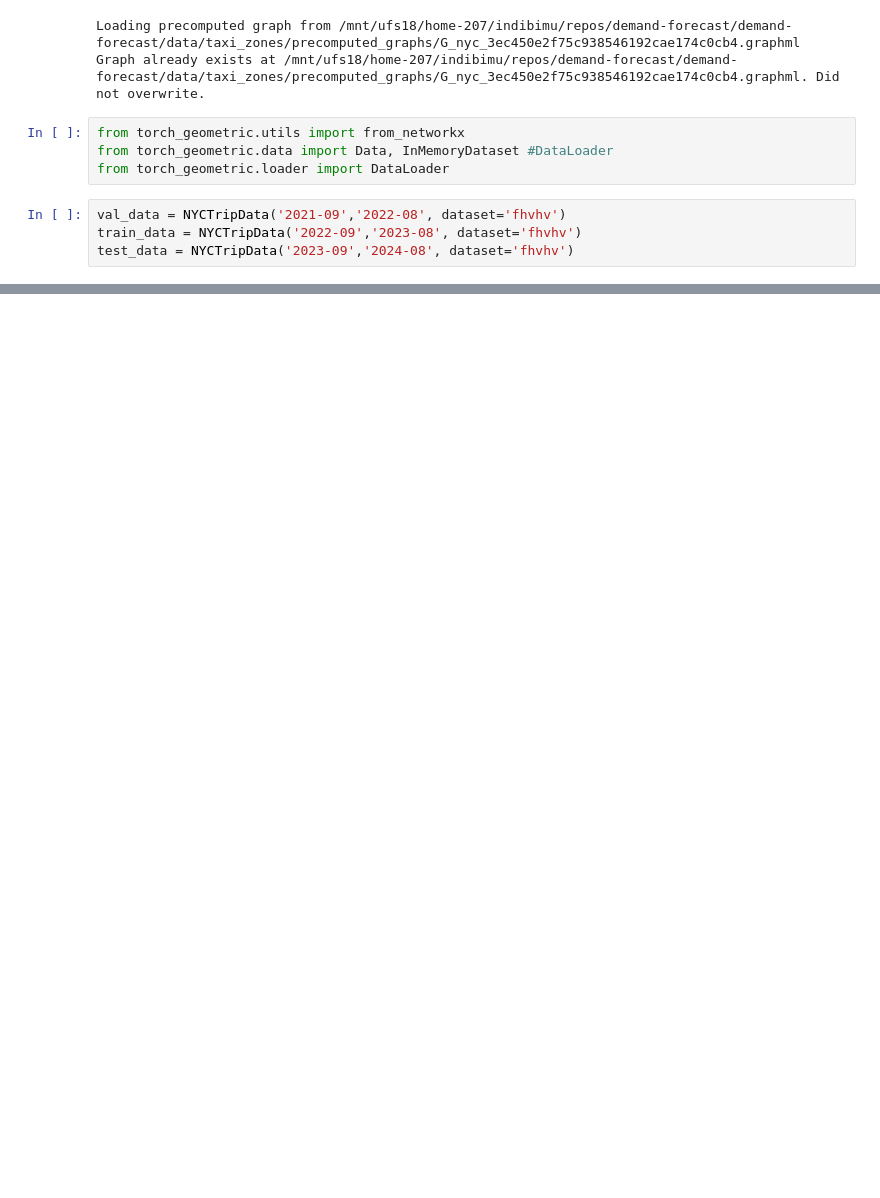
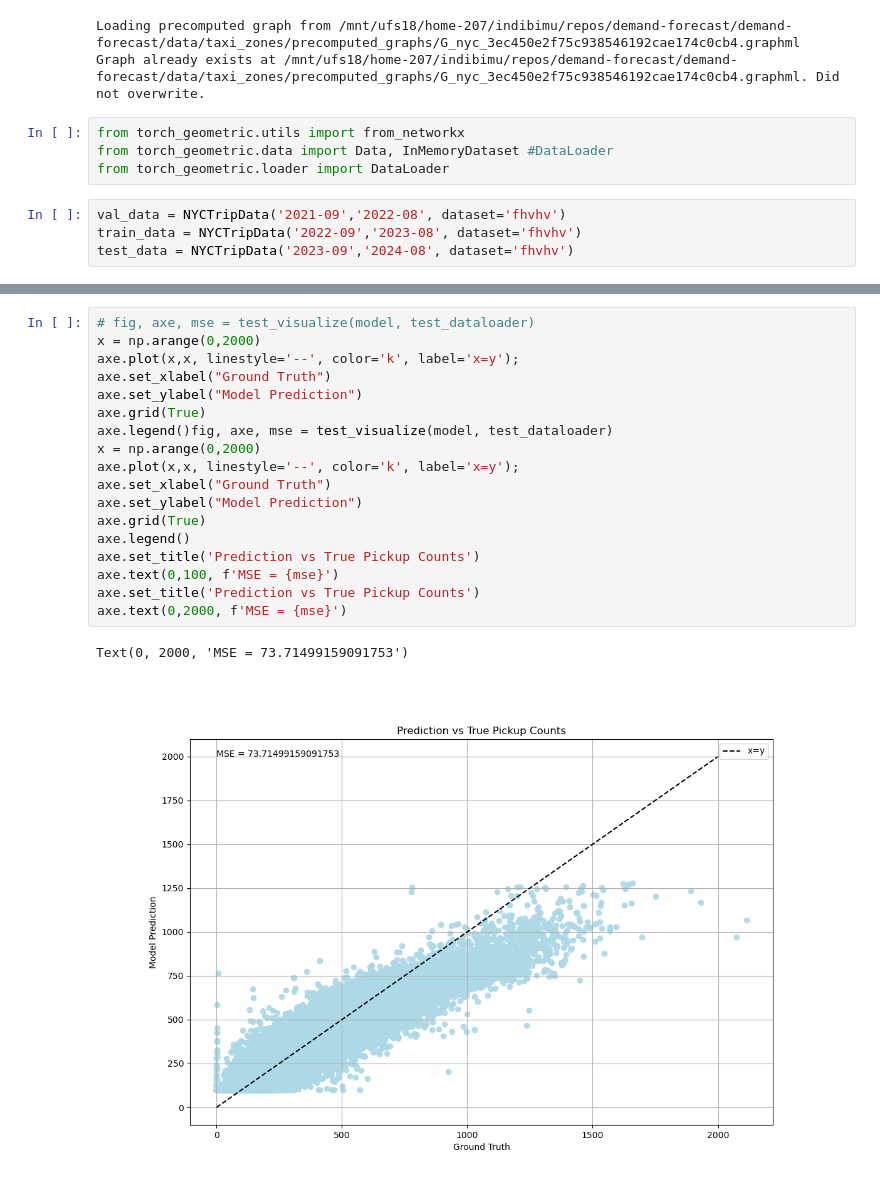
Before and after one commit to indibi/demand-forecast, a Jupyter notebook: protoboard/gnn.ipynb, the cells around one changed output, grey strips where cells are left out. Cells and saved outputs as stored; diff of their text form; blank space fills up the shorter version.

```diff
--- a/protoboard/gnn.ipynb
+++ b/protoboard/gnn.ipynb
@@ -183,0 +366,21 @@ class NYCGraphDataset(InMemoryDataset):
+# %%
+# fig, axe, mse = test_visualize(model, test_dataloader)
+x = np.arange(0,2000)
+axe.plot(x,x, linestyle='--', color='k', label='x=y');
+axe.set_xlabel("Ground Truth")
+axe.set_ylabel("Model Prediction")
+axe.grid(True)
+axe.legend()fig, axe, mse = test_visualize(model, test_dataloader)
+x = np.arange(0,2000)
+axe.plot(x,x, linestyle='--', color='k', label='x=y');
+axe.set_xlabel("Ground Truth")
+axe.set_ylabel("Model Prediction")
+axe.grid(True)
+axe.legend()
+axe.set_title('Prediction vs True Pickup Counts')
+axe.text(0,100, f'MSE = {mse}')
+axe.set_title('Prediction vs True Pickup Counts')
+axe.text(0,2000, f'MSE = {mse}')
+# %% [output]
+Text(0, 2000, 'MSE = 73.71499159091753')
+[figure, added]
```
Also changed, not shown: parts of 15 cells of this notebook, 19 other files.
